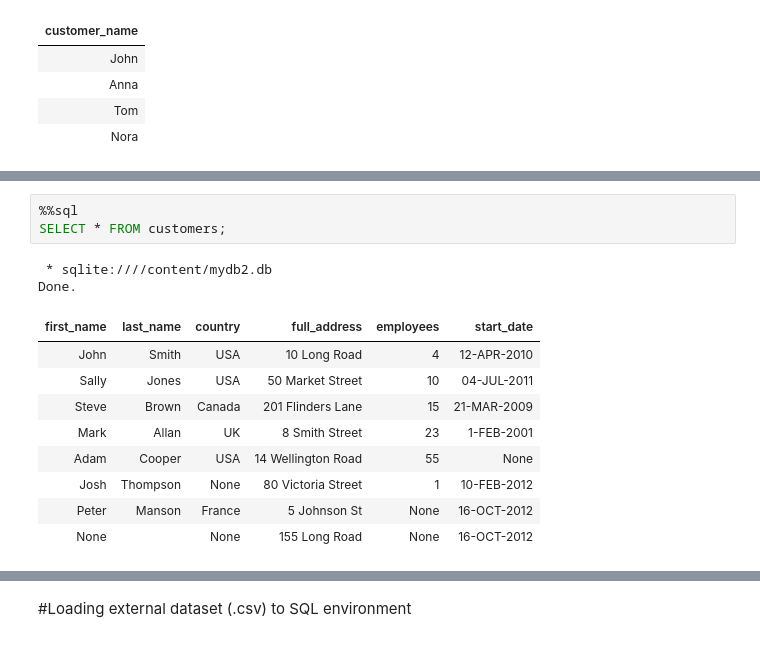
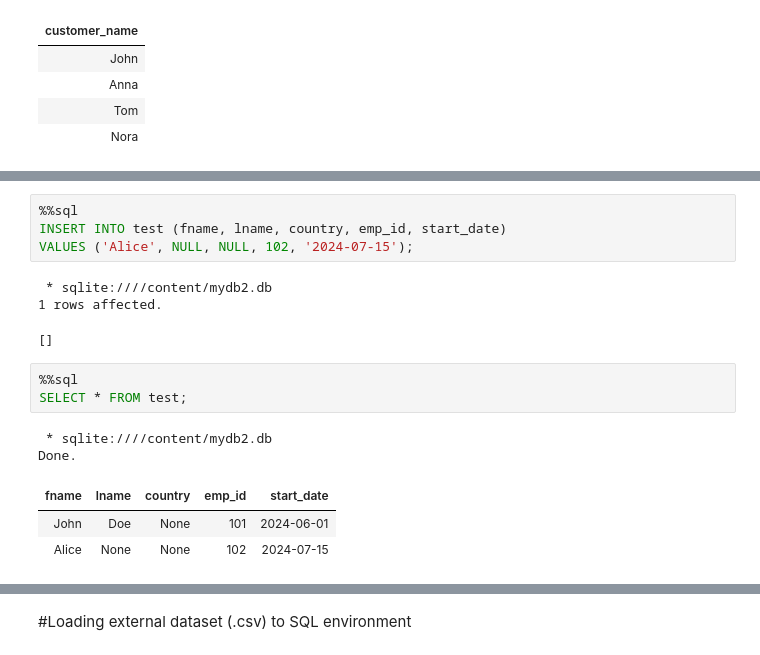
Before and after one commit to salemprakash/FoDS-Fall-2025-26, a Jupyter notebook: Module 2 Sql.ipynb, the cells around one changed output, grey strips where cells are left out. Cells and saved outputs as stored; diff of their text form.

```diff
--- a/Module 2 Sql.ipynb
+++ b/Module 2 Sql.ipynb
@@ -1127,15 +1124,17 @@ VALUES (NULL, '', NULL, '155 Long Road', NULL, '16-OCT-2012');
+# %%
+%%sql
+INSERT INTO test (fname, lname, country, emp_id, start_date)
+VALUES ('Alice', NULL, NULL, 102, '2024-07-15');
+# %% [output]
+ * sqlite:////content/mydb2.db
+1 rows affected.
+[]
 # %%
 %%sql
-SELECT * FROM customers;
+SELECT * FROM test;
 # %% [output]
  * sqlite:////content/mydb2.db
 Done.
-| first_name | last_name | country | full_address | employees | start_date |
-| John | Smith | USA | 10 Long Road | 4 | 12-APR-2010 |
-| Sally | Jones | USA | 50 Market Street | 10 | 04-JUL-2011 |
-| Steve | Brown | Canada | 201 Flinders Lane | 15 | 21-MAR-2009 |
-| Mark | Allan | UK | 8 Smith Street | 23 | 1-FEB-2001 |
-| Adam | Cooper | USA | 14 Wellington Road | 55 | None |
-| Josh | Thompson | None | 80 Victoria Street | 1 | 10-FEB-2012 |
-| Peter | Manson | France | 5 Johnson St | None | 16-OCT-2012 |
-| None |  | None | 155 Long Road | None | 16-OCT-2012 |
+| fname | lname | country | emp_id | start_date |
+| John | Doe | None | 101 | 2024-06-01 |
+| Alice | None | None | 102 | 2024-07-15 |
```
Also changed, not shown: parts of 8 cells of this notebook.
